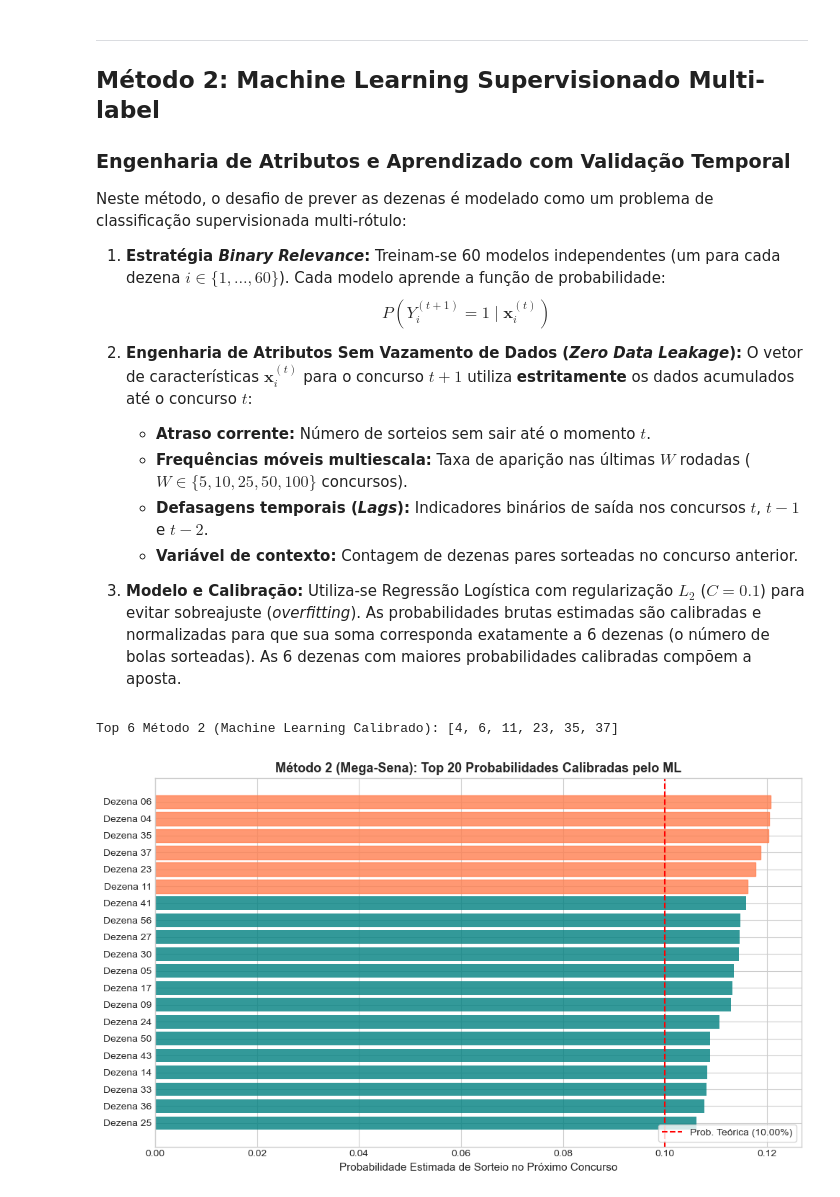
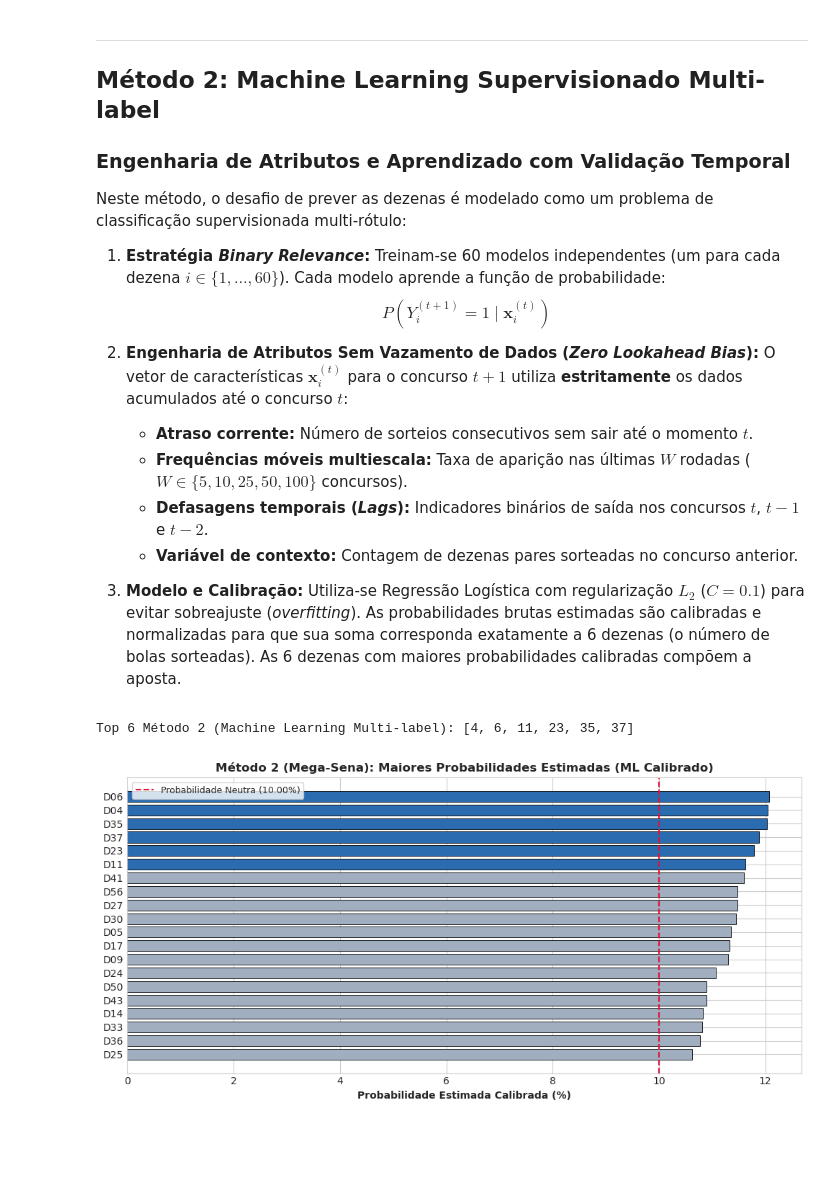
Before and after one commit to vinicius-matos7/teoria-da-decisao-loterias, a Jupyter notebook: notebooks/megasena.ipynb, the cells around one changed output. Cells and saved outputs as stored; diff of their text form; code cells hidden in the pictures; blank space fills up the shorter version.

```diff
--- a/notebooks/megasena.ipynb
+++ b/notebooks/megasena.ipynb
@@ -143,9 +153,9 @@ Neste método, o desafio de prever as dezenas é modelado como um problema de cl
    Treinam-se 60 modelos independentes (um para cada dezena $i \in \{1, \dots, 60\}$). Cada modelo aprende a função de probabilidade:
    $$P\left(Y_i^{(t+1)} = 1 \mid \mathbf{x}_i^{(t)}\right)$$
 
-2. **Engenharia de Atributos Sem Vazamento de Dados (*Zero Data Leakage*):**
+2. **Engenharia de Atributos Sem Vazamento de Dados (*Zero Lookahead Bias*):**
    O vetor de características $\mathbf{x}_i^{(t)}$ para o concurso $t+1$ utiliza **estritamente** os dados acumulados até o concurso $t$:
-   - **Atraso corrente:** Número de sorteios sem sair até o momento $t$.
+   - **Atraso corrente:** Número de sorteios consecutivos sem sair até o momento $t$.
    - **Frequências móveis multiescala:** Taxa de aparição nas últimas $W$ rodadas ($W \in \{5, 10, 25, 50, 100\}$ concursos).
    - **Defasagens temporais (*Lags*):** Indicadores binários de saída nos concursos $t$, $t-1$ e $t-2$.
    - **Variável de contexto:** Contagem de dezenas pares sorteadas no concurso anterior.
@@ -155,35 +165,32 @@ Neste método, o desafio de prever as dezenas é modelado como um problema de cl
 # %%
 # Treinando o Método 2
 m2 = MultiLabelMLModel(estimator='logistic_regression', random_state=42)
 m2.fit(binary_matrix)
 df_m2 = m2.get_probabilities_df()
 
 pred_m2 = m2.predict_top_k(6)
-print(f"Top 6 Método 2 (Machine Learning Calibrado): {pred_m2}")
+print(f"Top 6 Método 2 (Machine Learning Multi-label): {pred_m2}")
 
-# Visualização: Probabilidades Calibradas das Top Dezenas
-top_display = min(20, 60)
-top_df_m2 = df_m2.head(top_display).sort_values('probabilidade_calibrada_sorteio', ascending=True)
+# Visualização das probabilidades calibradas
+fig, ax = plt.subplots(figsize=(10, 5), dpi=100)
+top_plot_k = min(20, 60)
+df_m2_top = df_m2.head(top_plot_k).sort_values('probabilidade_calibrada_sorteio', ascending=True)
 
-fig, ax = plt.subplots(figsize=(10, 6))
-bars = ax.barh(np.arange(len(top_df_m2)), top_df_m2['probabilidade_calibrada_sorteio'], color='teal', alpha=0.8)
+bar_colors = ['#2B6CB0' if d in pred_m2 else '#A0AEC0' for d in df_m2_top['dezena']]
+bars = ax.barh([f"D{int(d):02d}" for d in df_m2_top['dezena']],
+               df_m2_top['probabilidade_calibrada_sorteio'] * 100,
+               color=bar_colors, edgecolor='black', linewidth=0.6)
 
-# Destaque para as top K escolhidas
-for i, (_, row) in enumerate(top_df_m2.iterrows()):
-    if int(row['dezena']) in pred_m2:
-        bars[i].set_color('coral')
-
-ax.set_yticks(np.arange(len(top_df_m2)))
-ax.set_yticklabels([f"Dezena {int(d):02d}" for d in top_df_m2['dezena']], fontsize=10)
-ax.axvline(0.1, color='red', linestyle='--', linewidth=1.5, label=f'Prob. Teórica (10.00%)')
-ax.set_title(f"Método 2 (Mega-Sena): Top {top_display} Probabilidades Calibradas pelo ML", fontsize=13, fontweight='bold')
-ax.set_xlabel("Probabilidade Estimada de Sorteio no Próximo Concurso", fontsize=11)
-ax.legend(loc='lower right', frameon=True)
+p_ref = (6 / 60) * 100
+ax.axvline(p_ref, color='crimson', linestyle='--', linewidth=1.5, label=f'Probabilidade Neutra ({p_ref:.2f}%)')
+ax.set_title(f"Método 2 (Mega-Sena): Maiores Probabilidades Estimadas (ML Calibrado)", fontsize=12, fontweight='bold')
+ax.set_xlabel("Probabilidade Estimada Calibrada (%)", fontsize=10, fontweight='bold')
+ax.legend(frameon=True, fontsize=9)
 plt.tight_layout()
 plt.show()
 # %% [output]
-Top 6 Método 2 (Machine Learning Calibrado): [4, 6, 11, 23, 35, 37]
+Top 6 Método 2 (Machine Learning Multi-label): [4, 6, 11, 23, 35, 37]
-[figure, old version]
+[figure, new version]
 # %% [markdown]
 ---
 ## Método 3: Inferência Bayesiana & Teoria da Decisão
```
Also changed, not shown: parts of 17 cells of this notebook, 3 other files.
